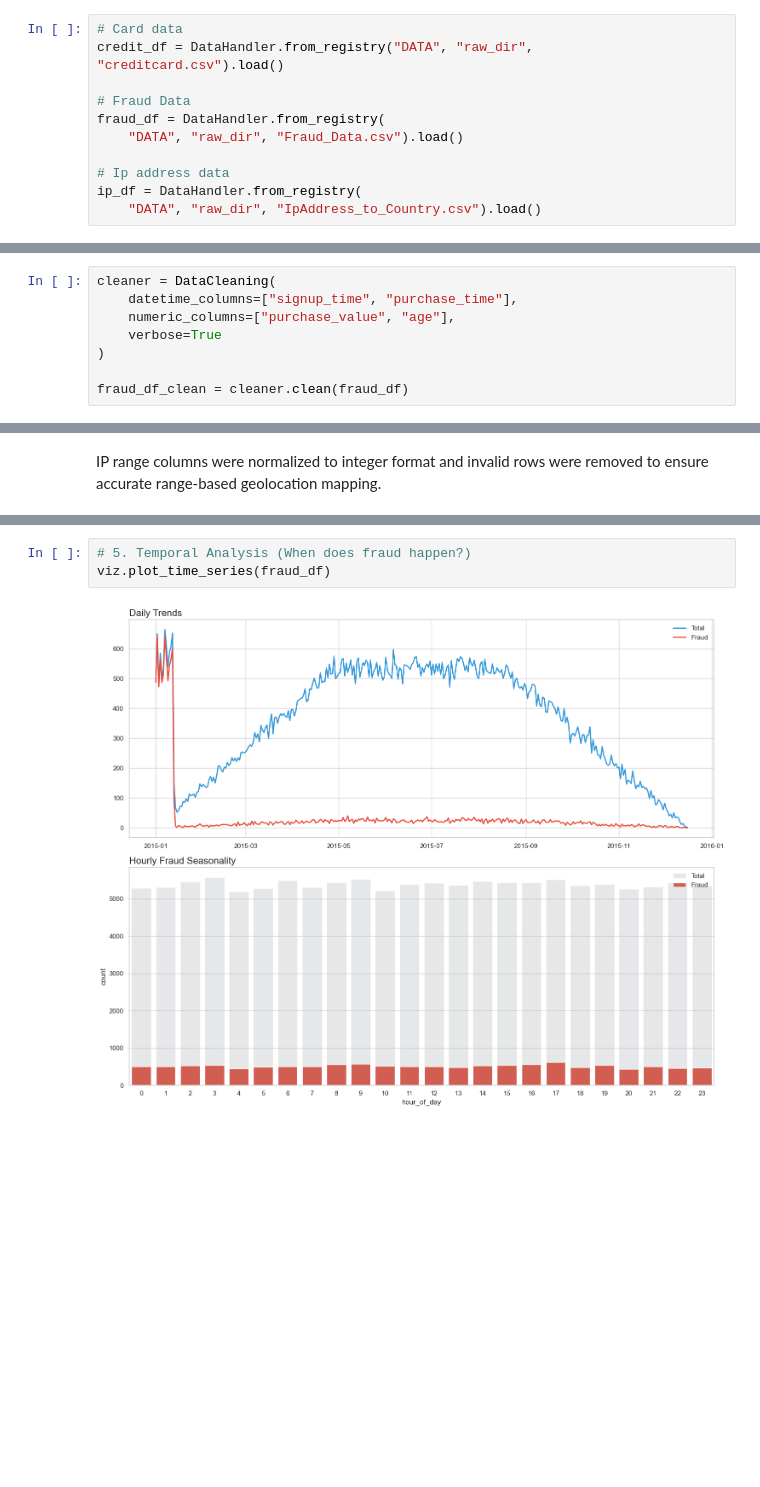
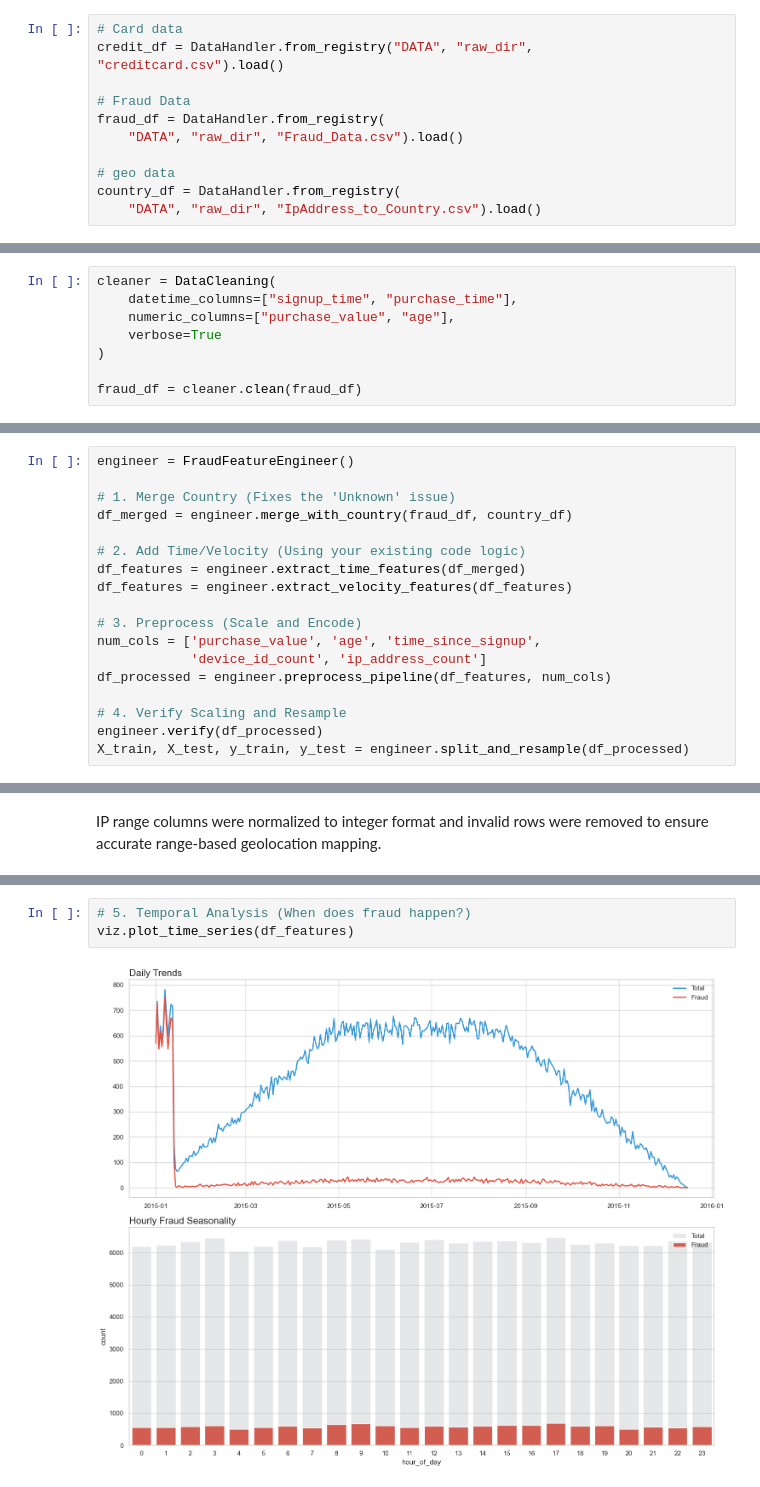
Before and after one commit to tib-dev/fraud-detection, a Jupyter notebook: notebooks/eda_creditcard.ipynb, the cells around one changed output, grey strips where cells are left out. Saved outputs shown, nothing was run; the diff lists cells and outputs as text; blank space fills up the shorter version.

```diff
--- a/notebooks/eda_creditcard.ipynb
+++ b/notebooks/eda_creditcard.ipynb
@@ -15,8 +16,8 @@ credit_df = DataHandler.from_registry("DATA", "raw_dir", "creditcard.csv").load(
 fraud_df = DataHandler.from_registry(
     "DATA", "raw_dir", "Fraud_Data.csv").load()
 
-# Ip address data
-ip_df = DataHandler.from_registry(
+# geo data
+country_df = DataHandler.from_registry(
     "DATA", "raw_dir", "IpAddress_to_Country.csv").load()
 # %%
 credit_df.info
@@ -61,7 +62,7 @@ cleaner = DataCleaning(
     verbose=True
 )
 
-fraud_df_clean = cleaner.clean(fraud_df)
+fraud_df = cleaner.clean(fraud_df)
 # %% [output]
 Starting data cleaning...
 Initial shape: (151112, 11)
@@ -121,0 +159,18 @@ dtype: object
+# %%
+engineer = FraudFeatureEngineer()
+
+# 1. Merge Country (Fixes the 'Unknown' issue)
+df_merged = engineer.merge_with_country(fraud_df, country_df)
+
+# 2. Add Time/Velocity (Using your existing code logic)
+df_features = engineer.extract_time_features(df_merged)
+df_features = engineer.extract_velocity_features(df_features)
+
+# 3. Preprocess (Scale and Encode)
+num_cols = ['purchase_value', 'age', 'time_since_signup',
+            'device_id_count', 'ip_address_count']
+df_processed = engineer.preprocess_pipeline(df_features, num_cols)
+
+# 4. Verify Scaling and Resample
+engineer.verify(df_processed)
+X_train, X_test, y_train, y_test = engineer.split_and_resample(df_processed)
@@ -232,5 +240,5 @@ df_final
 # %%
 # 5. Temporal Analysis (When does fraud happen?)
-viz.plot_time_series(fraud_df)
+viz.plot_time_series(df_features)
 # %% [output]
-[figure, old version]
+[figure, new version]
```
Also changed, not shown: parts of 20 cells of this notebook.
